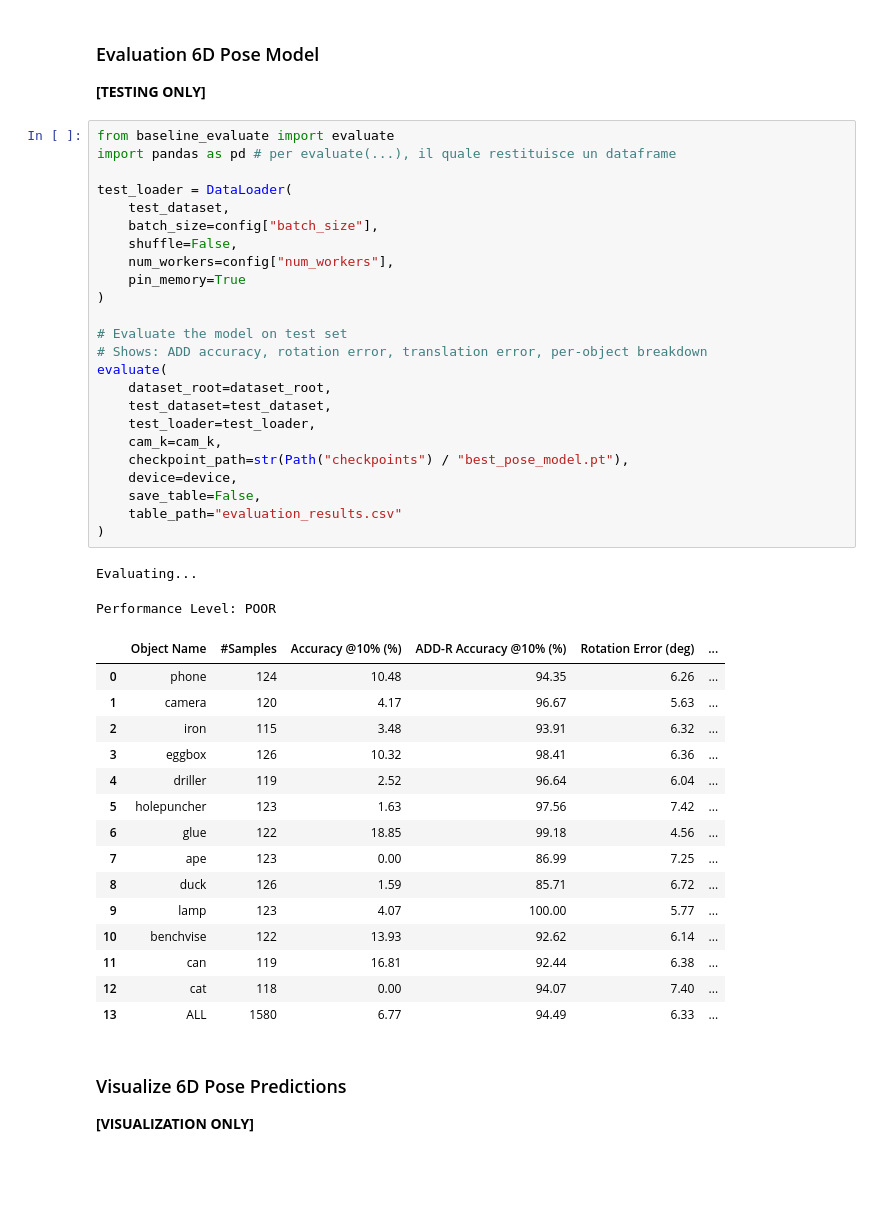
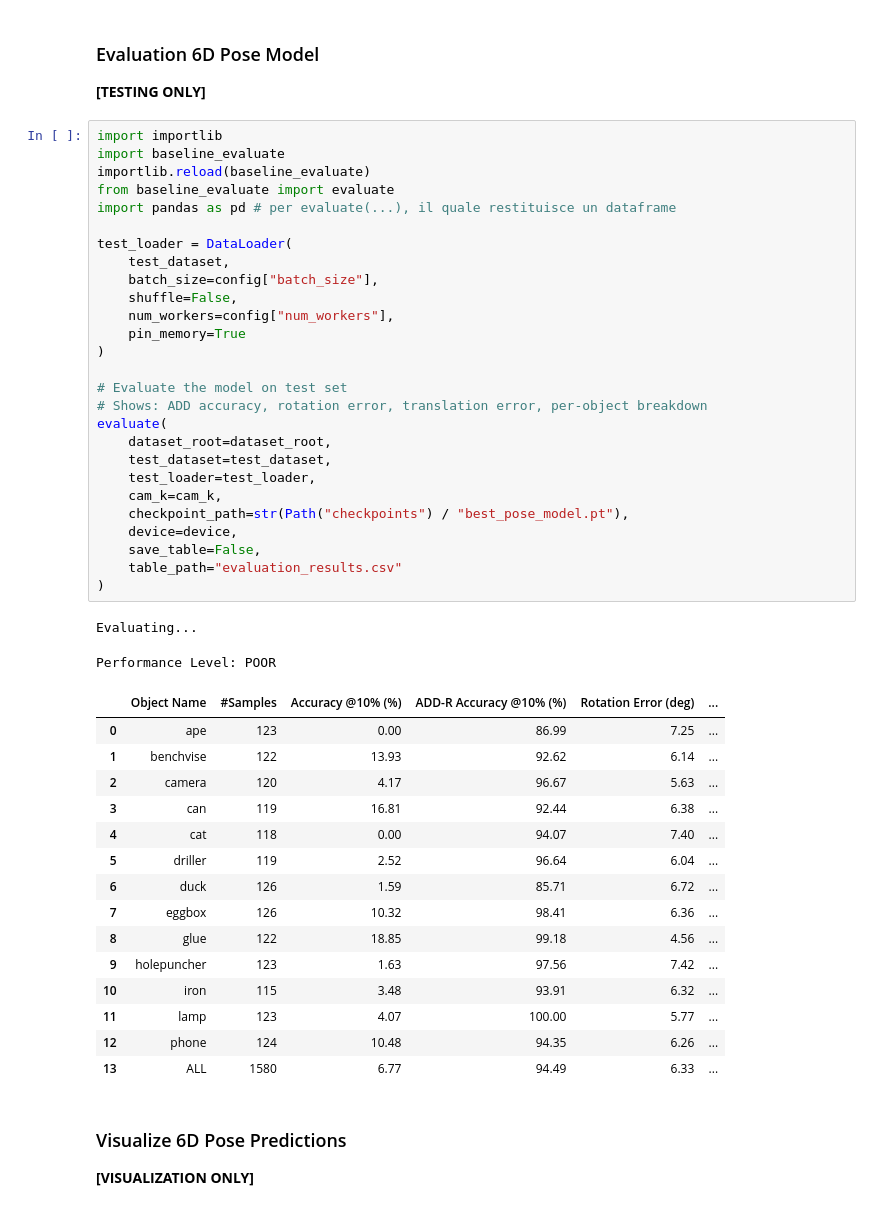
Before and after one commit to luigiaceto/6D-pose-estimation, a Jupyter notebook: experiment_guide.ipynb, the cells around one changed output. Cells and saved outputs as stored; diff of their text form; blank space fills up the shorter version.

```diff
--- a/experiment_guide.ipynb
+++ b/experiment_guide.ipynb
@@ -476,46 +465,49 @@ Epoch 12/100
 ### Evaluation 6D Pose Model
 **[TESTING ONLY]**
 # %%
+import importlib
+import baseline_evaluate
+importlib.reload(baseline_evaluate)
 from baseline_evaluate import evaluate
 import pandas as pd # per evaluate(...), il quale restituisce un dataframe
 
 test_loader = DataLoader(
     test_dataset,
     batch_size=config["batch_size"],
     shuffle=False,
     num_workers=config["num_workers"],
     pin_memory=True
 )
 
 # Evaluate the model on test set
 # Shows: ADD accuracy, rotation error, translation error, per-object breakdown
 evaluate(
     dataset_root=dataset_root,
     test_dataset=test_dataset,
     test_loader=test_loader,
     cam_k=cam_k,
     checkpoint_path=str(Path("checkpoints") / "best_pose_model.pt"),
     device=device,
     save_table=False,
     table_path="evaluation_results.csv"
 )
 # %% [output]
 Evaluating...
 Performance Level: POOR
 |  | Object Name | #Samples | Accuracy @10% (%) | ADD-R Accuracy @10% (%) | Rotation Error (deg) | ... |
-| 0 | phone | 124 | 10.48 | 94.35 | 6.26 | ... |
-| 1 | camera | 120 | 4.17 | 96.67 | 5.63 | ... |
-| 2 | iron | 115 | 3.48 | 93.91 | 6.32 | ... |
-| 3 | eggbox | 126 | 10.32 | 98.41 | 6.36 | ... |
-| 4 | driller | 119 | 2.52 | 96.64 | 6.04 | ... |
-| 5 | holepuncher | 123 | 1.63 | 97.56 | 7.42 | ... |
-| 6 | glue | 122 | 18.85 | 99.18 | 4.56 | ... |
-| 7 | ape | 123 | 0.00 | 86.99 | 7.25 | ... |
-| 8 | duck | 126 | 1.59 | 85.71 | 6.72 | ... |
-| 9 | lamp | 123 | 4.07 | 100.00 | 5.77 | ... |
-| 10 | benchvise | 122 | 13.93 | 92.62 | 6.14 | ... |
-| 11 | can | 119 | 16.81 | 92.44 | 6.38 | ... |
-| 12 | cat | 118 | 0.00 | 94.07 | 7.40 | ... |
+| 0 | ape | 123 | 0.00 | 86.99 | 7.25 | ... |
+| 1 | benchvise | 122 | 13.93 | 92.62 | 6.14 | ... |
+| 2 | camera | 120 | 4.17 | 96.67 | 5.63 | ... |
+| 3 | can | 119 | 16.81 | 92.44 | 6.38 | ... |
+| 4 | cat | 118 | 0.00 | 94.07 | 7.40 | ... |
+| 5 | driller | 119 | 2.52 | 96.64 | 6.04 | ... |
+| 6 | duck | 126 | 1.59 | 85.71 | 6.72 | ... |
+| 7 | eggbox | 126 | 10.32 | 98.41 | 6.36 | ... |
+| 8 | glue | 122 | 18.85 | 99.18 | 4.56 | ... |
+| 9 | holepuncher | 123 | 1.63 | 97.56 | 7.42 | ... |
+| 10 | iron | 115 | 3.48 | 93.91 | 6.32 | ... |
+| 11 | lamp | 123 | 4.07 | 100.00 | 5.77 | ... |
+| 12 | phone | 124 | 10.48 | 94.35 | 6.26 | ... |
 | 13 | ALL | 1580 | 6.77 | 94.49 | 6.33 | ... |
 # %% [markdown]
 ### Visualize 6D Pose Predictions
```
Also changed, not shown: parts of 5 cells of this notebook, 5 other files.
